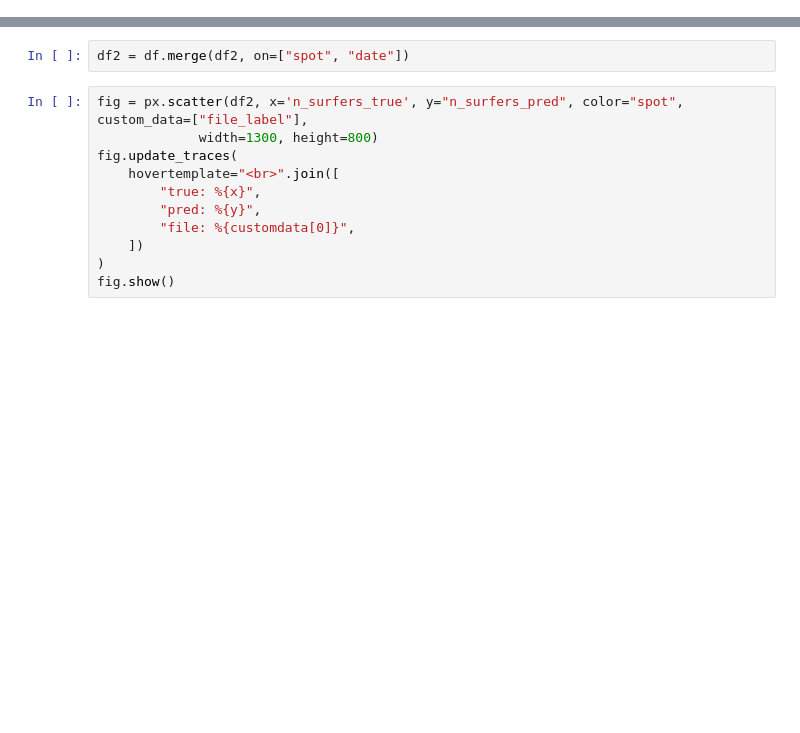
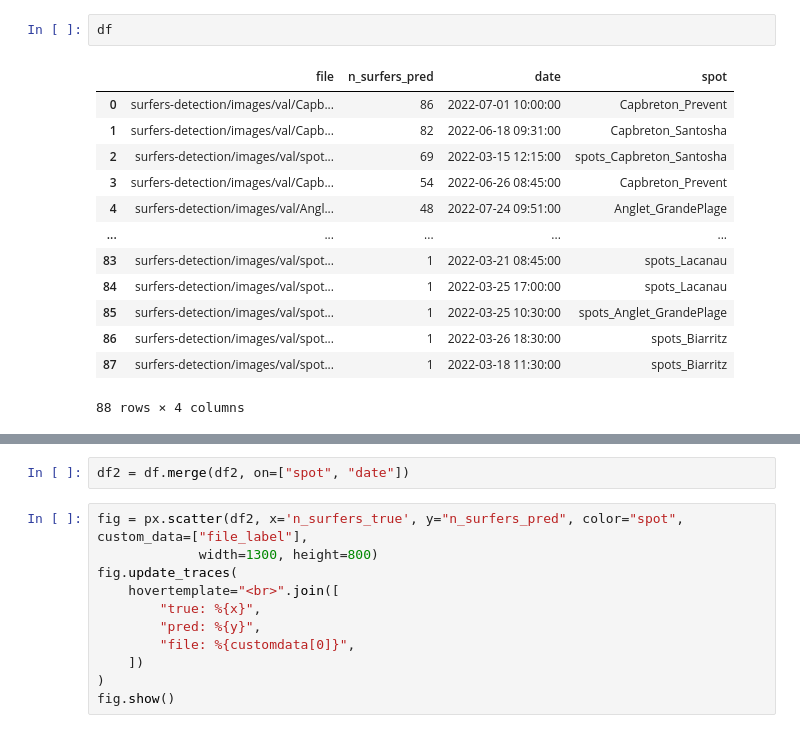
Before and after one commit to AlexandreNap/surf-crowd, a Jupyter notebook: surfers_detection/ntbk/predictions_results-yolo5.ipynb, the cells around one changed output, grey strips where cells are left out. Saved outputs shown, nothing was run; the diff lists cells and outputs as text; blank space fills up the shorter version.

```diff
--- a/surfers_detection/ntbk/predictions_results-yolo5.ipynb
+++ b/surfers_detection/ntbk/predictions_results-yolo5.ipynb
@@ -36,3 +86,19 @@ fig.show()
+# %%
+df
+# %% [output]
+|  | file | n_surfers_pred | date | spot |
+| 0 | surfers-detection/images/val/Capb... | 86 | 2022-07-01 10:00:00 | Capbreton_Prevent |
+| 1 | surfers-detection/images/val/Capb... | 82 | 2022-06-18 09:31:00 | Capbreton_Santosha |
+| 2 | surfers-detection/images/val/spot... | 69 | 2022-03-15 12:15:00 | spots_Capbreton_Santosha |
+| 3 | surfers-detection/images/val/Capb... | 54 | 2022-06-26 08:45:00 | Capbreton_Prevent |
+| 4 | surfers-detection/images/val/Angl... | 48 | 2022-07-24 09:51:00 | Anglet_GrandePlage |
+| ... | ... | ... | ... | ... |
+| 83 | surfers-detection/images/val/spot... | 1 | 2022-03-21 08:45:00 | spots_Lacanau |
+| 84 | surfers-detection/images/val/spot... | 1 | 2022-03-25 17:00:00 | spots_Lacanau |
+| 85 | surfers-detection/images/val/spot... | 1 | 2022-03-25 10:30:00 | spots_Anglet_GrandePlage |
+| 86 | surfers-detection/images/val/spot... | 1 | 2022-03-26 18:30:00 | spots_Biarritz |
+| 87 | surfers-detection/images/val/spot... | 1 | 2022-03-18 11:30:00 | spots_Biarritz |
+88 rows × 4 columns
 # %%
 labels_path = "data/splitted_images/annotated/labels/val"
 file_list = []
```
Also changed, not shown: parts of 14 cells of this notebook, 4 other files.
